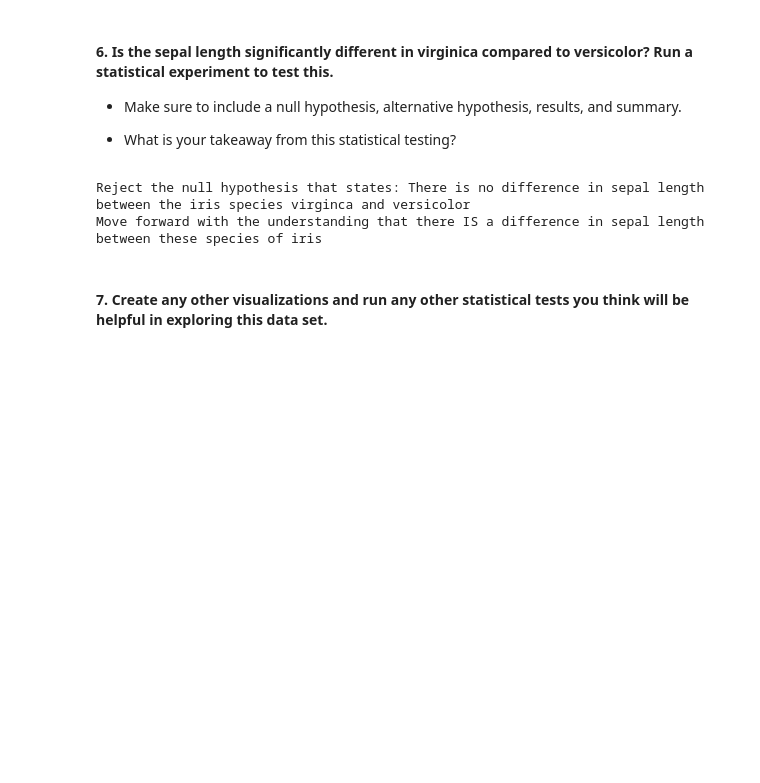
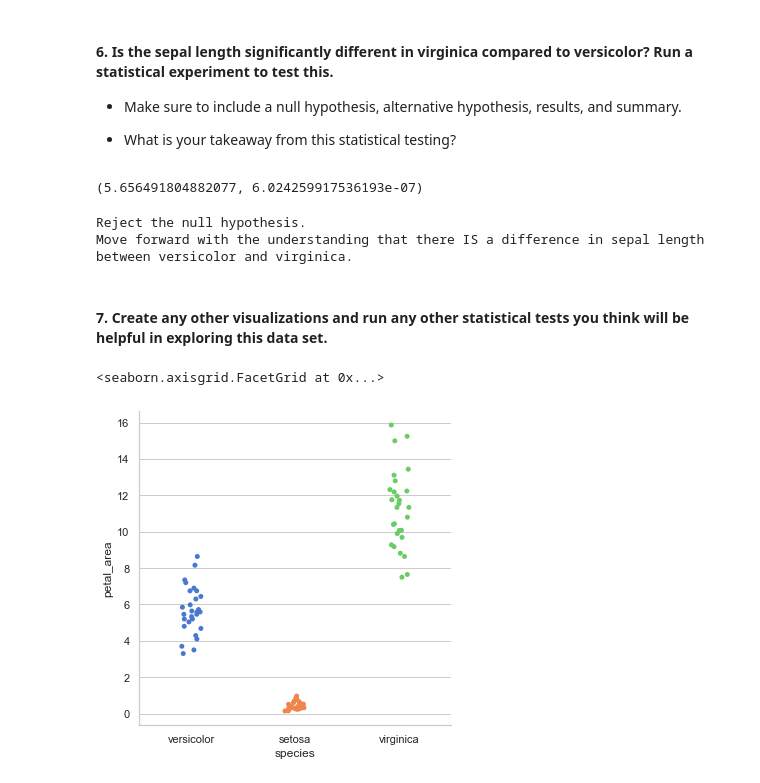
Before and after one commit to justin-m-sullivan/classification-exercises, a Jupyter notebook: classification_exercises.ipynb, the cells around one changed output. Saved outputs shown, nothing was run; the diff lists cells and outputs as text; code cells hidden in the pictures; blank space fills up the shorter version.

```diff
--- a/classification_exercises.ipynb
+++ b/classification_exercises.ipynb
@@ -489,16 +492,24 @@ alpha = 1 - confidence_int
 virginica_sl = train.sepal_length[train.species == 'virginica']
 versicolor_sl = train.sepal_length[train.species == 'versicolor']
 # %%
-t, p = stats.ttest_ind(virginica_sl, versicolor_sl)
+t, p = stats.ttest_ind(virginica_sl, versicolor_sl, equal_var=True)
+t,p
+# %% [output]
+(5.656491804882077, 6.024259917536193e-07)
 # %%
 if p < alpha:
-    print(f"Reject the null hypothesis that states: {null_hypothesis}")
-    print("Move forward with the understanding that there IS a difference in sepal length between these species of iris")
+    print(f"Reject the null hypothesis.")
+    print("Move forward with the understanding that there IS a difference in sepal length between versicolor and virginica.")
 else:
     print("Fail to reject the null hypothesis.")
     print("Not enough evidence to support a significant difference in sepal length.")
 # %% [output]
-Reject the null hypothesis that states: There is no difference in sepal length between the iris species virginca and versicolor
-Move forward with the understanding that there IS a difference in sepal length between these species of iris
+Reject the null hypothesis.
+Move forward with the understanding that there IS a difference in sepal length between versicolor and virginica.
 # %% [markdown]
 #### 7. Create any other visualizations and run any other statistical tests you think will be helpful in exploring this data set.
+# %%
+sns.catplot(data=train, x='species', y='petal_area', kind='strip' )
+# %% [output]
+<seaborn.axisgrid.FacetGrid at 0x...>
+[figure, added]
```
Also changed, not shown: parts of 2 cells of this notebook.
